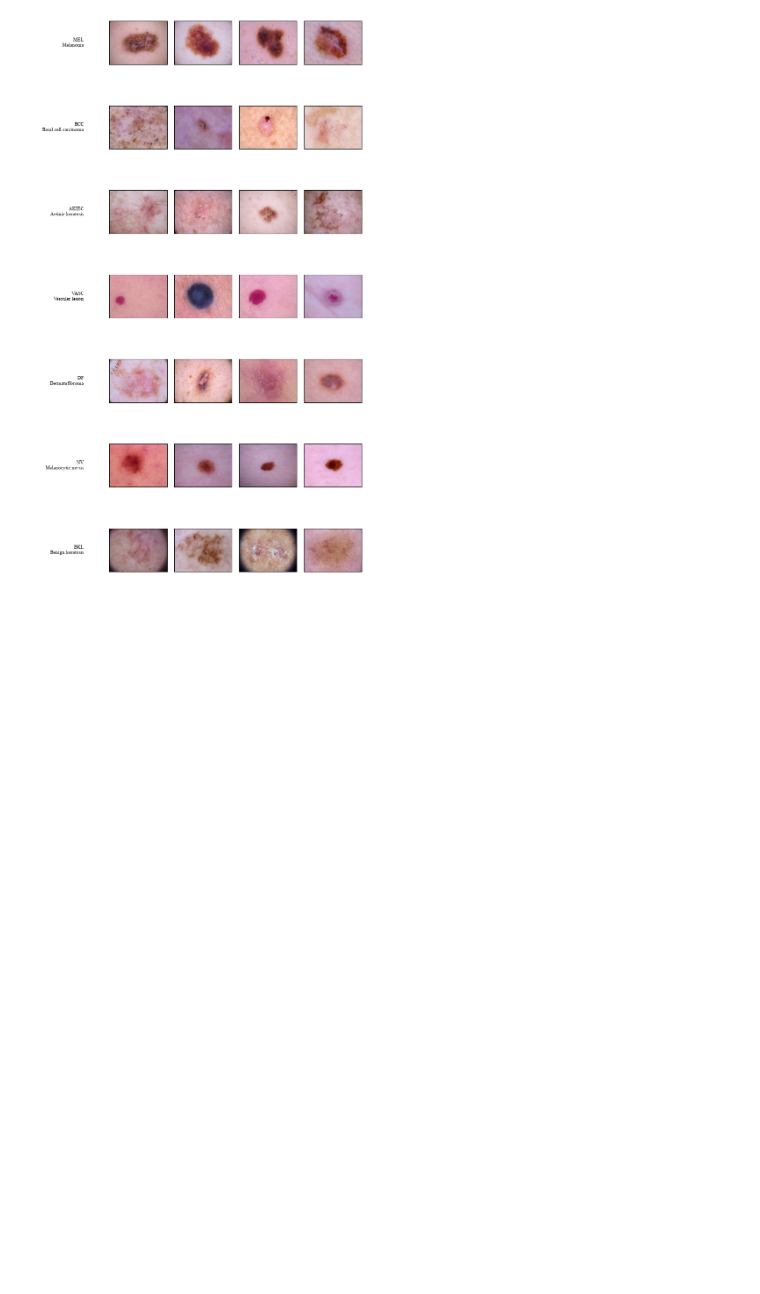
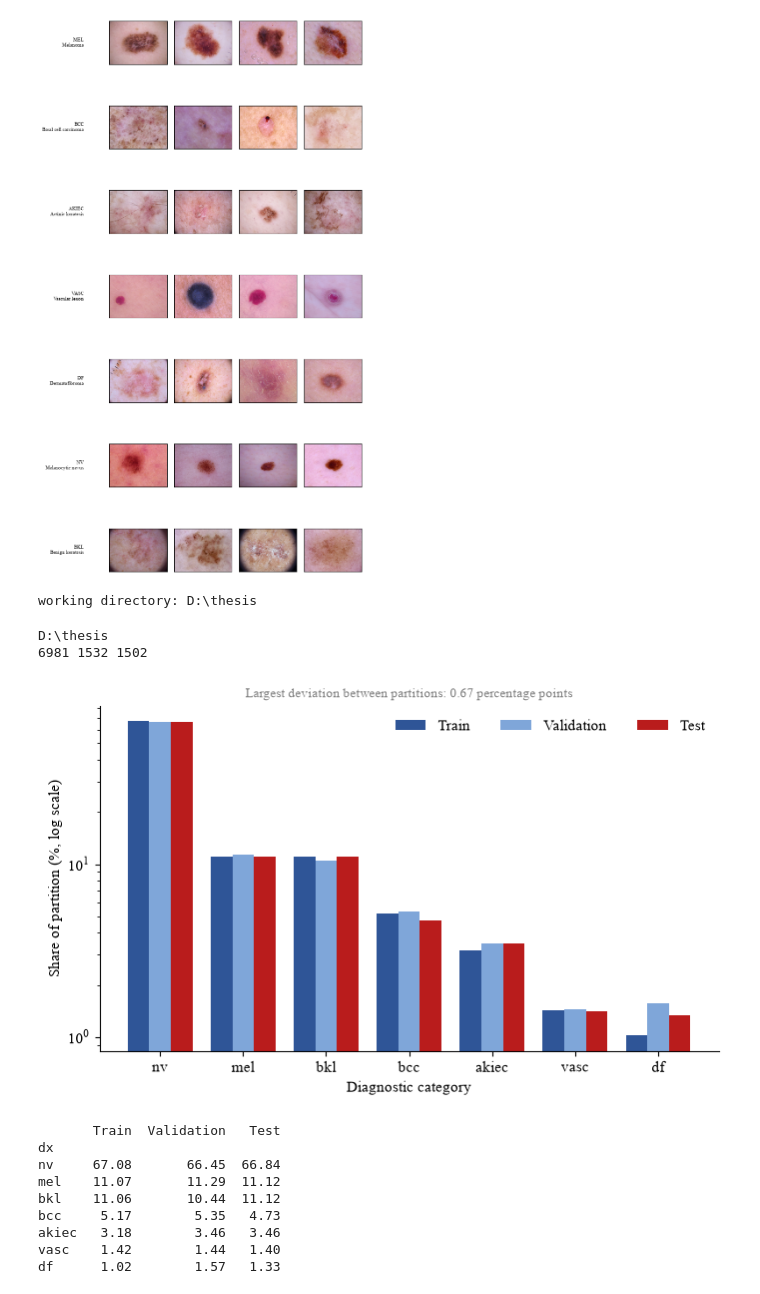
Before and after one commit to Ashwani997-Singh/thesis-skin-lesion, a Jupyter notebook: notebooks/01_eda.ipynb, the cells around one changed output. Drawn from its saved outputs; the diff is of its cells as text; code cells hidden in the pictures; blank space fills up the shorter version.

Commit message:
Add Figure 6: split composition across partitions

```diff
--- a/notebooks/01_eda.ipynb
+++ b/notebooks/01_eda.ipynb
@@ -368,3 +368,77 @@ plt.show()
 # %% [output]
 [data] indexed 10015 images under data\raw\HAM10000\images
 [figure]
+# %%
+import os
+os.chdir(r"D:\thesis")
+print("working directory:", os.getcwd())
+# %% [output]
+working directory: D:\thesis
+# %%
+import os
+os.chdir(r"D:\thesis")
+
+import pandas as pd
+import numpy as np
+import matplotlib as mpl
+import matplotlib.pyplot as plt
+from pathlib import Path
+
+mpl.rcParams.update({
+    "font.family": "serif", "font.serif": ["Times New Roman"],
+    "font.size": 11, "savefig.dpi": 300, "figure.dpi": 100,
+    "savefig.bbox": "tight",
+})
+
+df = pd.read_csv("data/raw/HAM10000/HAM10000_metadata.csv")
+tr = pd.read_csv("data/splits/train.csv")
+va = pd.read_csv("data/splits/val.csv")
+te = pd.read_csv("data/splits/test.csv")
+counts = df.dx.value_counts()
+
+print(os.getcwd())
+print(len(tr), len(va), len(te))
+# %% [output]
+D:\thesis
+6981 1532 1502
+# %%
+parts = {"Train": tr, "Validation": va, "Test": te}
+order = counts.index                      # nv, mel, bkl, bcc, akiec, vasc, df
+
+pct = pd.DataFrame({
+    name: p.dx.value_counts(normalize=True)[order] * 100
+    for name, p in parts.items()
+})
+
+x = np.arange(len(order))
+w = 0.26
+
+fig, ax = plt.subplots(figsize=(8, 4.5))
+for i, (name, col) in enumerate(zip(pct.columns, ["#2F5597", "#7FA6D9", "#B91C1C"])):
+    ax.bar(x + (i - 1) * w, pct[name], w, label=name, color=col)
+
+ax.set_yscale("log")
+ax.set_xticks(x); ax.set_xticklabels(order)
+ax.set_xlabel("Diagnostic category")
+ax.set_ylabel("Share of partition (%, log scale)")
+ax.spines[["top", "right"]].set_visible(False)
+ax.legend(frameon=False, ncol=3)
+
+gap = (pct.max(axis=1) - pct.min(axis=1)).max()
+ax.set_title(f"Largest deviation between partitions: {gap:.2f} percentage points",
+             fontsize=9, color="grey")
+
+plt.savefig("results/figures/fig06_split_composition.png")
+plt.show()
+print(pct.round(2))
+# %% [output]
+[figure, added]
+       Train  Validation   Test
+dx
+nv     67.08       66.45  66.84
+mel    11.07       11.29  11.12
+bkl    11.06       10.44  11.12
+bcc     5.17        5.35   4.73
+akiec   3.18        3.46   3.46
+vasc    1.42        1.44   1.40
+df      1.02        1.57   1.33
```
Also changed, not shown: 1 other file.
